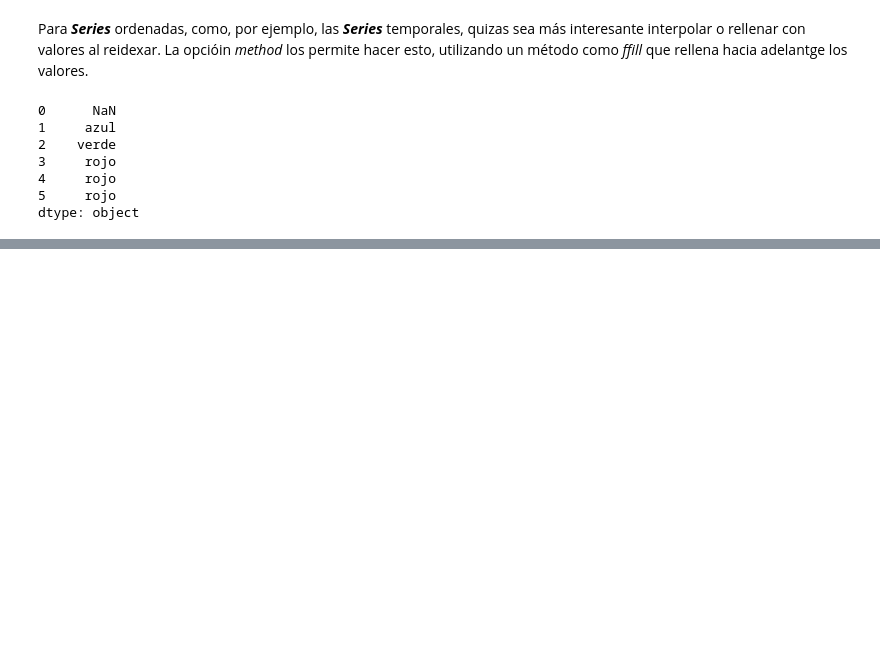
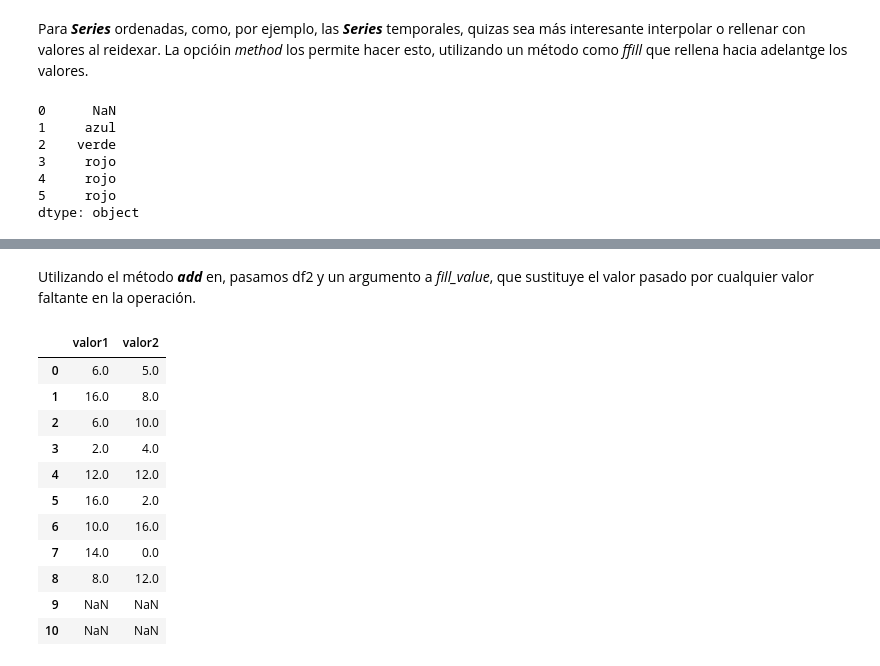
Before and after one commit to SaitoM17/ejerciciosAnalisisDatos, a Jupyter notebook: scripts/pandas_practica.ipynb, the cells around one changed output, grey strips where cells are left out. Drawn from its saved outputs; the diff is of its cells as text; code cells hidden in the pictures; blank space fills up the shorter version.

```diff
--- a/scripts/pandas_practica.ipynb
+++ b/scripts/pandas_practica.ipynb
@@ -277,0 +423,19 @@ dtype: object
+# %% [markdown]
+Utilizando el método ***add*** en, pasamos df2 y un argumento a *fill_value*, que sustituye el valor pasado por cualquier valor faltante en la operación.
+# %%
+df1 = frame.drop(columns=['nombre'])
+df2 = frame3.drop(columns=['nombre'])
+df1.add(df2, fill_value=0)
+# %% [output]
+|  | valor1 | valor2 |
+| 0 | 6.0 | 5.0 |
+| 1 | 16.0 | 8.0 |
+| 2 | 6.0 | 10.0 |
+| 3 | 2.0 | 4.0 |
+| 4 | 12.0 | 12.0 |
+| 5 | 16.0 | 2.0 |
+| 6 | 10.0 | 16.0 |
+| 7 | 14.0 | 0.0 |
+| 8 | 8.0 | 12.0 |
+| 9 | NaN | NaN |
+| 10 | NaN | NaN |
```
Also changed, not shown: parts of 77 cells of this notebook.
